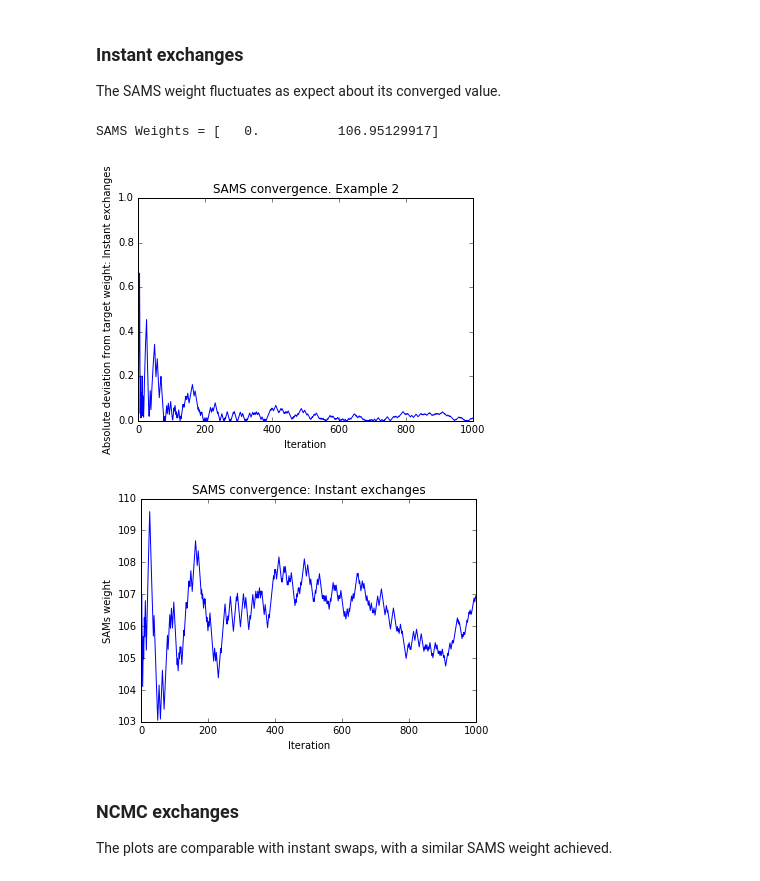
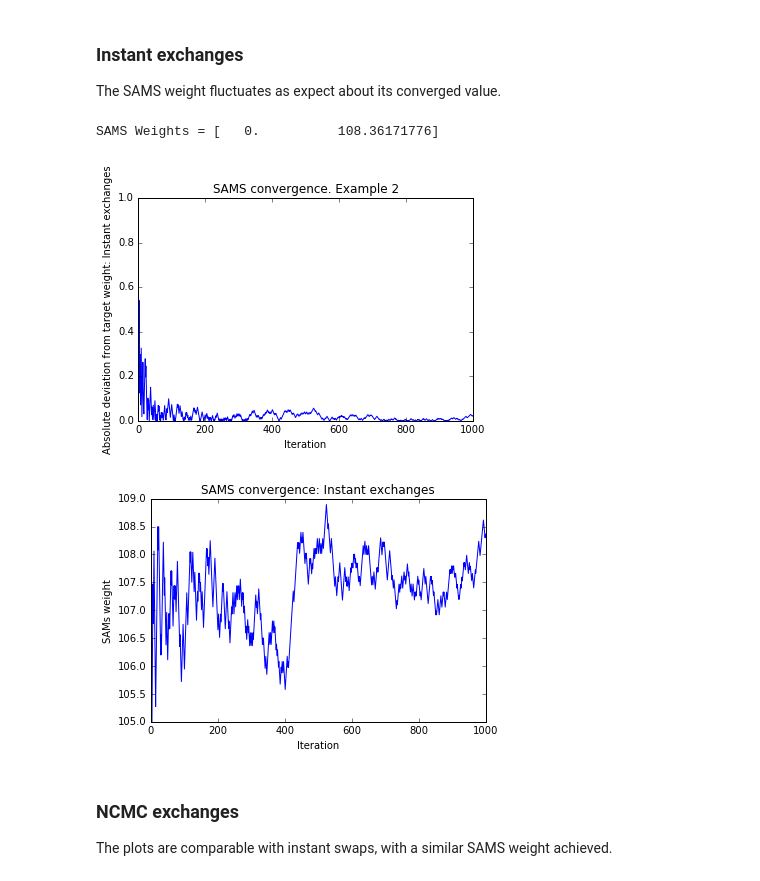
Before and after one commit to choderalab/protons, a Jupyter notebook: protons/explicit_water_calibration/test_tyr_ncmc.ipynb, the cells around one changed output. Saved outputs shown, nothing was run; the diff lists cells and outputs as text; code cells hidden in the pictures.

```diff
--- a/protons/explicit_water_calibration/test_tyr_ncmc.ipynb
+++ b/protons/explicit_water_calibration/test_tyr_ncmc.ipynb
@@ -14,7 +14,7 @@ from matplotlib import pylab as plt
 # %% [markdown]
 ## Function designed to run both types of simulation
 # %%
-def prepare_system(prmtop, inpcrd, cpin, pH = 7.0, platform='CPU', nsteps=0, implicit=True):
+def prepare_system(prmtop, cpin, inpcrd=None, xml=None, pH = 7.0, platform='CPU', nsteps=0, implicit=True):
     """
     Function to prepare a system specified by AMBER topology files for a constant-ph calibration simulation with protons.
     Calibration is performed with self adjusted mixture sampling (SAMS).
@@ -25,6 +25,8 @@ def prepare_system(prmtop, inpcrd, cpin, pH = 7.0, platform='CPU', nsteps=0, imp
         the name of the AMBER prmtop file
     inpcrd: str
         the name of the AMBER inpcrd file
+    xml: str
+        the name of the XML file that contains the positions of the system
     cpin: str
         the name of the AMBER cpin file
     pH: float
@@ -49,23 +51,38 @@ def prepare_system(prmtop, inpcrd, cpin, pH = 7.0, platform='CPU', nsteps=0, imp
     """
     # Loading system and initializing driver
     temperature = 300.0*unit.kelvin
+
+    # Loading the system and forcefield
     prmtop = app.AmberPrmtopFile(prmtop)
-    inpcrd = app.AmberInpcrdFile(inpcrd)
-    positions = inpcrd.getPositions()
     topology = prmtop.topology
+
+    # Loading the positions
+    if inpcrd is not None:
+        inpcrd = app.AmberInpcrdFile(inpcrd)
+        positions = inpcrd.getPositions()
+    elif xml is not None:
+        lines = open(xml, 'r').read()
+        state = openmm.openmm.XmlSerializer.deserialize(lines)
+        positions = state.getPositions()
+    else:
+        raise ('Please input either an inpcrd or xml that contains the system coordinates')
+
     # Create system
     if implicit == True:
         system = prmtop.createSystem(implicitSolvent=app.OBC2, nonbondedMethod=app.NoCutoff, constraints=app.HBonds)
     else:
         system = prmtop.createSystem(nonbondedMethod=app.PME, constraints=app.HBonds)
         system.addForce(openmm.MonteCarloBarostat(1*unit.atmospheres, temperature, 25))
+
     # Create protons integrator
     integrator = openmmtools.integrators.GHMCIntegrator(temperature, 1.0/unit.picoseconds, 2.0*unit.femtoseconds)
+
     # Create protons proton driver
     driver = AmberProtonDrive(system, temperature, pH, prmtop, cpin, integrator, debug=False,
                               pressure=None, ncmc_steps_per_trial=nsteps, implicit=implicit)
     # Create SAMS sampler
     sams_sampler = SelfAdjustedMixtureSampling(driver)
+
     # Create simulation
     if platform == 'OpenCL':
         platform = openmm.Platform.getPlatformByName('OpenCL')
@@ -80,7 +97,10 @@ def prepare_system(prmtop, inpcrd, cpin, pH = 7.0, platform='CPU', nsteps=0, imp
 ### Instant exchanges
 The SAMS weight fluctuates as expect about its converged value.
 # %%
-simulation, driver, sams_sampler, integrator = prepare_system('tyr_implicit.prmtop','tyr_implicit.inpcrd','tyr_implicit.cpin',
+DIR = '../calibration-systems/'
+simulation, driver, sams_sampler, integrator = prepare_system(prmtop=DIR+'tyr-implicit.prmtop',
+                                                              cpin=DIR+'tyr-implicit.cpin',
+                                                              xml=DIR+'tyr-implicit.state.xml',
                                                               platform='CPU', nsteps=0)
 simulation.minimizeEnergy(maxIterations=1000)
 
@@ -92,36 +112,36 @@ deviation = []    # The deviation between the target weight and actual counts
 weights = []      # The bias applied by SAMS to reach target weight
 N = 1000
 for i in range(N):
     # MD/MC
     driver.compound_integrator.setCurrentIntegrator(0)
     driver.compound_integrator.step(10)
     driver.compound_integrator.setCurrentIntegrator(1)
     # SAMS adaptation
     sams_sampler.driver.update(simulation.context)  # protonation
     # Saving data
     deviation.append(sams_sampler.adapt_zetas(simulation.context, 'binary', stage='burn-in', b=0.5, end_of_burnin=int(N/3)))
     weights.append(sams_sampler.get_gk())
 print('SAMS Weights =',sams_sampler.get_gk())
 
 work_instant = [w[2] for w in driver.work_history]
 
 plt.clf()
 plt.plot(np.arange(N), deviation)
 plt.xlabel('Iteration')
 plt.ylabel('Absolute deviation from target weight: Instant exchanges')
 plt.title('SAMS convergence. Example 2')
 plt.show()
 
 g_k = [w[1] for w in weights]
 plt.plot(np.arange(N), g_k)
 plt.xlabel('Iteration')
 plt.ylabel('SAMs weight')
 plt.title('SAMS convergence: Instant exchanges')
 plt.show()
 # %% [output]
-SAMS Weights = [   0.          106.95129917]
+SAMS Weights = [   0.          108.36171776]
-[figure, old version]
+[figure, new version]
-[figure, old version]
+[figure, new version]
 # %% [markdown]
 ### NCMC exchanges
 The plots are comparable with instant swaps, with a similar SAMS weight achieved.
```
Also changed, not shown: parts of 1 cell of this notebook.
